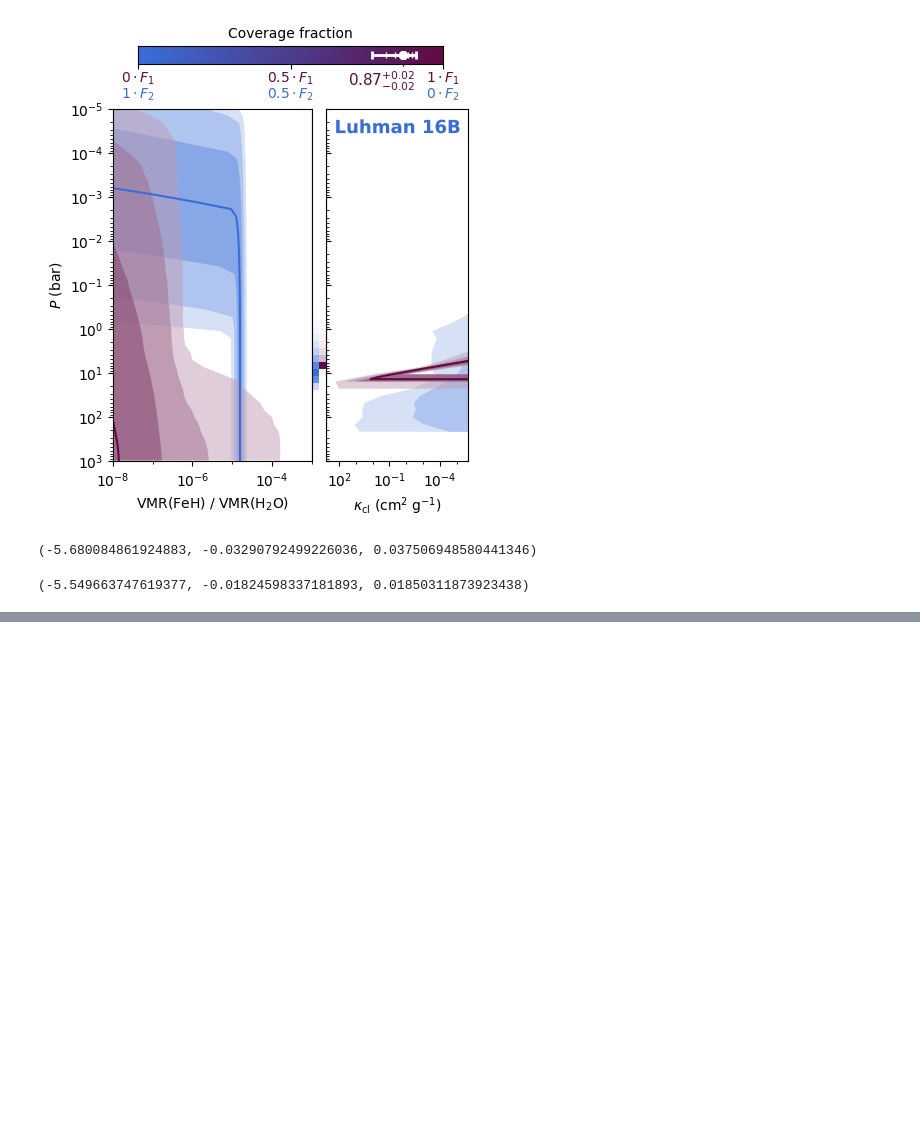
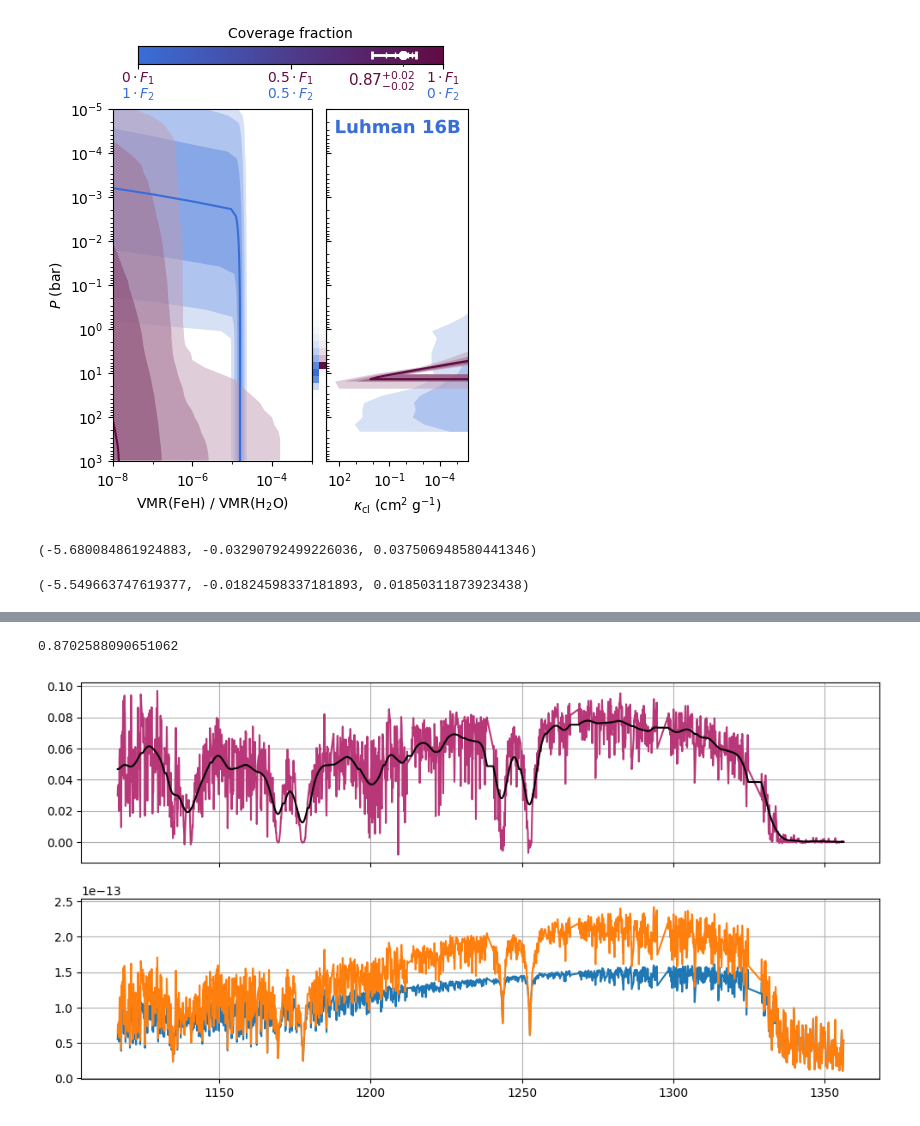
Before and after one commit to samderegt/retrieval_base, a Jupyter notebook: Luhman_16/figures/plot_J_band_2column.ipynb, the cells around one changed output, grey strips where cells are left out. Drawn from its saved outputs; the diff is of its cells as text; code cells hidden in the pictures; blank space fills up the shorter version.

Commit message:
Updated potassium plot

```diff
--- a/Luhman_16/figures/plot_J_band_2column.ipynb
+++ b/Luhman_16/figures/plot_J_band_2column.ipynb
@@ -617,0 +512,50 @@ np.log10(VMR_envelope_B['FeH'][3,35]), (np.log10(VMR_envelope_B['FeH'][2])-np.lo
+# %%
+pRT_atm_c1.params['cloud_fraction'] = 1.0
+pRT_atm_c1.pRT_flux = current_pRT_flux.copy()
+m_spec_combined = pRT_atm_c1.combine_models(
+    other_pRT_wave=[pRT_atm_c2.pRT_wave], other_pRT_flux=[other_pRT_flux.copy()],
+    get_contr=False, get_full_spectrum=False,
+)
+m_flux_c1 = m_spec_combined.flux.copy()
+
+pRT_atm_c1.params['cloud_fraction'] = 0.0
+pRT_atm_c1.pRT_flux = current_pRT_flux.copy()
+m_spec_combined = pRT_atm_c1.combine_models(
+    other_pRT_wave=[pRT_atm_c2.pRT_wave], other_pRT_flux=[other_pRT_flux.copy()],
+    get_contr=False, get_full_spectrum=False,
+)
+m_flux_c2 = m_spec_combined.flux.copy()
+
+base_flux = m_flux_c1*cf + m_flux_c2*(1-cf)
+# %%
+print(cf)
+cf_delta = 0.19
+flux_i = m_flux_c1*(cf-cf_delta) + m_flux_c2*(1-(cf-cf_delta))
+
+from scipy.ndimage import gaussian_filter
+
+fig, ax = plt.subplots(figsize=(12,6), nrows=2, sharex=True)
+ax[0].plot(
+    pRT_atm_c1.d_wave.flatten(), (flux_i/base_flux-1).flatten(),
+    c=plt.get_cmap('magma')(0.5)
+    )
+ax[0].plot(
+    pRT_atm_c1.d_wave.flatten(),
+    gaussian_filter((flux_i/base_flux-1).flatten(), sigma=400),
+    c='k'
+    )
+
+ax[1].plot(
+    pRT_atm_c1.d_wave.flatten(), m_flux_c1.flatten()
+)
+ax[1].plot(
+    pRT_atm_c1.d_wave.flatten(), m_flux_c2.flatten()
+)
+
+for ax_i in ax:
+    ax_i.grid(True)
+
+plt.show()
+# %% [output]
+0.8702588090651062
+[figure, added]
```
Also changed, not shown: parts of 10 cells of this notebook, 2 other files.
